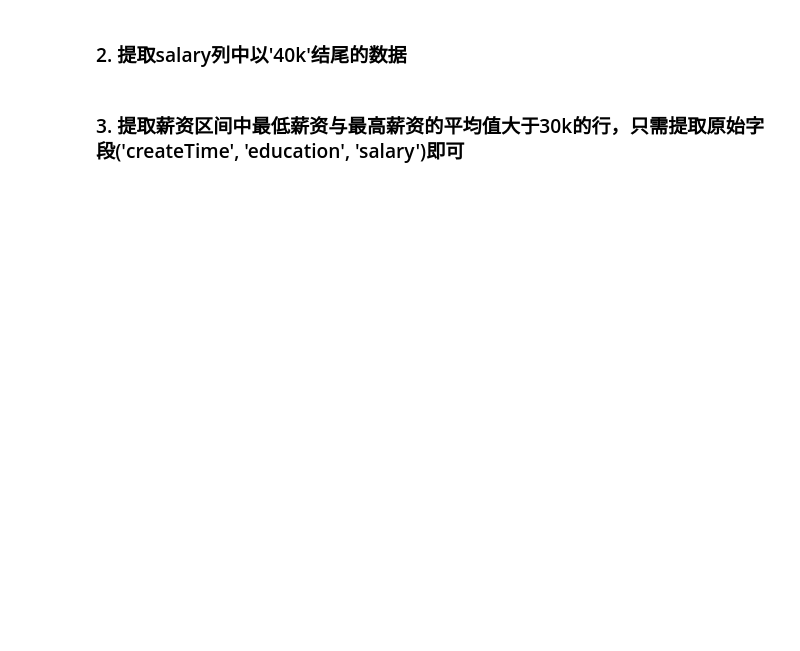
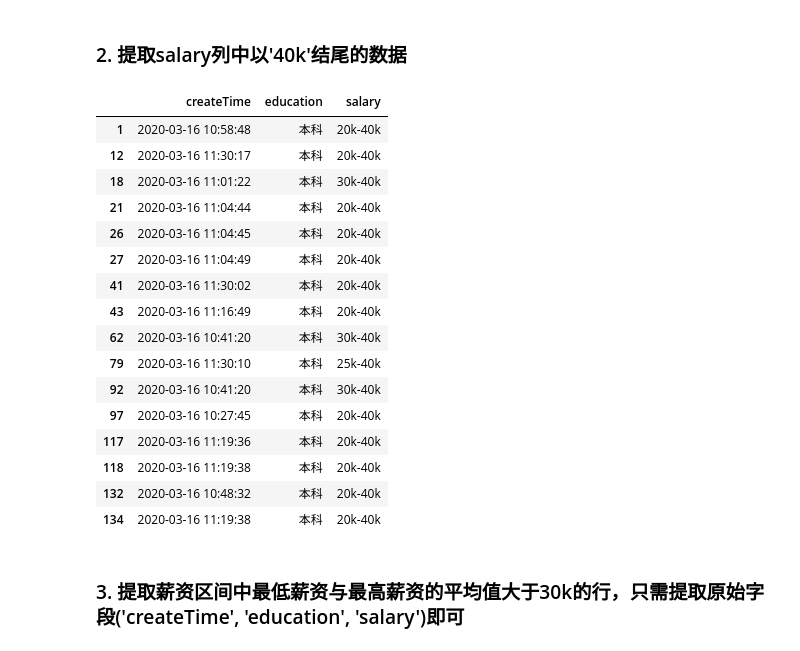
Before and after one commit to ABCDEFGHIJKLMOPQRSTUVWXY/Numpy-Pandas-, a Jupyter notebook: 2/2. 数据框操作与数据提取.ipynb, the cells around one changed output. Saved outputs shown, nothing was run; the diff lists cells and outputs as text; code cells hidden in the pictures; blank space fills up the shorter version.

```diff
--- a/2/2. 数据框操作与数据提取.ipynb
+++ b/2/2. 数据框操作与数据提取.ipynb
@@ -676,2 +688,25 @@ df2 =
+# %%
+#提取salary列中以'40k'结尾的数据
+end_40k_df = df[df['salary'].str.endswith('40k')]
+df2 = end_40k_df
+df2
+# %% [output]
+|  | createTime | education | salary |
+| 1 | 2020-03-16 10:58:48 | 本科 | 20k-40k |
+| 12 | 2020-03-16 11:30:17 | 本科 | 20k-40k |
+| 18 | 2020-03-16 11:01:22 | 本科 | 30k-40k |
+| 21 | 2020-03-16 11:04:44 | 本科 | 20k-40k |
+| 26 | 2020-03-16 11:04:45 | 本科 | 20k-40k |
+| 27 | 2020-03-16 11:04:49 | 本科 | 20k-40k |
+| 41 | 2020-03-16 11:30:02 | 本科 | 20k-40k |
+| 43 | 2020-03-16 11:16:49 | 本科 | 20k-40k |
+| 62 | 2020-03-16 10:41:20 | 本科 | 30k-40k |
+| 79 | 2020-03-16 11:30:10 | 本科 | 25k-40k |
+| 92 | 2020-03-16 10:41:20 | 本科 | 30k-40k |
+| 97 | 2020-03-16 10:27:45 | 本科 | 20k-40k |
+| 117 | 2020-03-16 11:19:36 | 本科 | 20k-40k |
+| 118 | 2020-03-16 11:19:38 | 本科 | 20k-40k |
+| 132 | 2020-03-16 10:48:32 | 本科 | 20k-40k |
+| 134 | 2020-03-16 11:19:38 | 本科 | 20k-40k |
 # %% [markdown]
 ### 3. 提取薪资区间中最低薪资与最高薪资的平均值大于30k的行，只需提取原始字段('createTime', 'education', 'salary')即可
```
Also changed, not shown: parts of 9 cells of this notebook, 2 other files.
